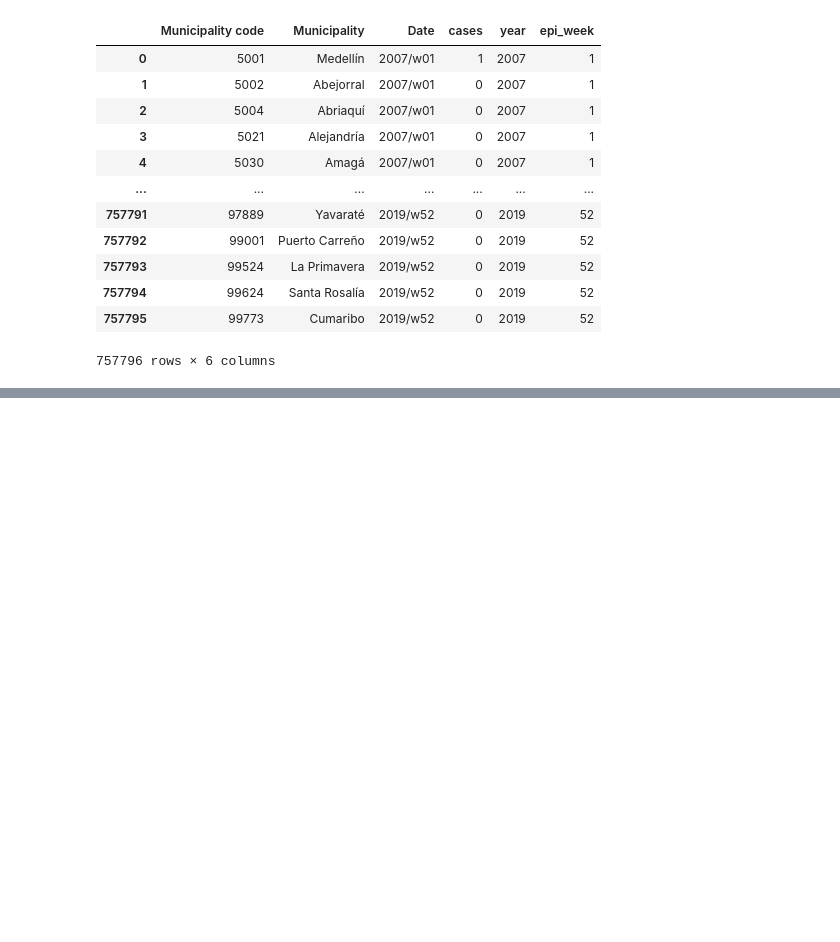
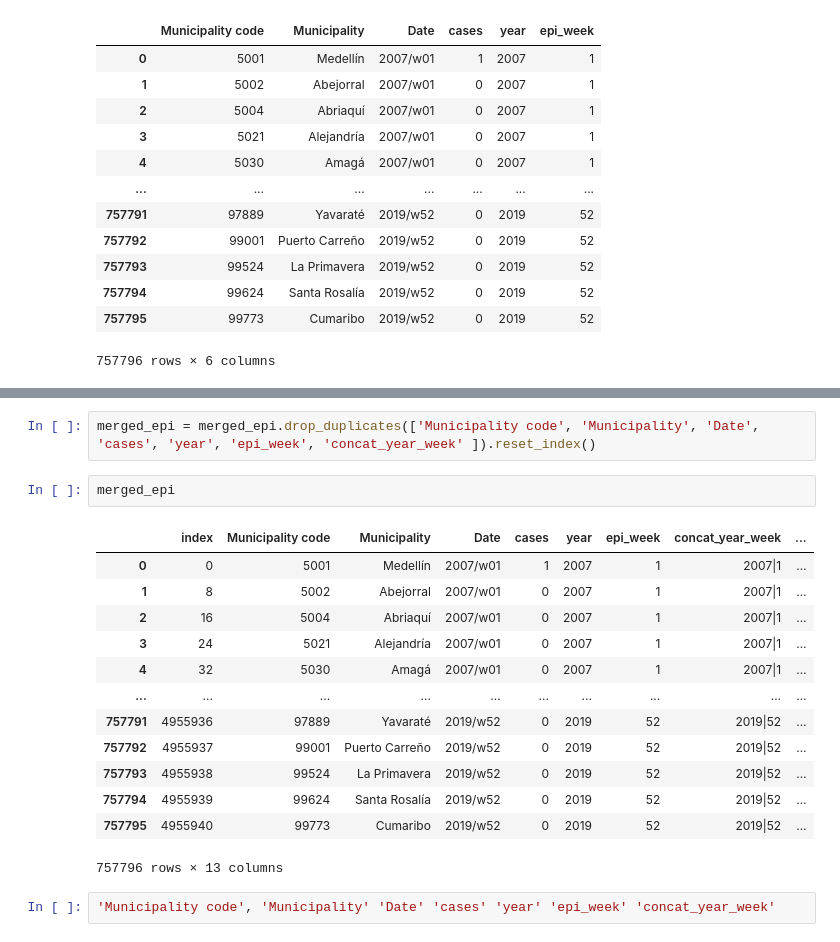
Before and after one commit to cposada8/dataton_make_health, a Jupyter notebook: EDA/Generar_data_colombia.ipynb, the cells around one changed output, grey strips where cells are left out. Drawn from its saved outputs; the diff is of its cells as text; blank space fills up the shorter version.

```diff
--- a/EDA/Generar_data_colombia.ipynb
+++ b/EDA/Generar_data_colombia.ipynb
@@ -805,0 +925,20 @@ epi_data
+# %%
+merged_epi = merged_epi.drop_duplicates(['Municipality code', 'Municipality', 'Date', 'cases', 'year', 'epi_week', 'concat_year_week' ]).reset_index()
+# %%
+merged_epi
+# %% [output]
+|  | index | Municipality code | Municipality | Date | cases | year | epi_week | concat_year_week | ... |
+| 0 | 0 | 5001 | Medellín | 2007/w01 | 1 | 2007 | 1 | 2007|1 | ... |
+| 1 | 8 | 5002 | Abejorral | 2007/w01 | 0 | 2007 | 1 | 2007|1 | ... |
+| 2 | 16 | 5004 | Abriaquí | 2007/w01 | 0 | 2007 | 1 | 2007|1 | ... |
+| 3 | 24 | 5021 | Alejandría | 2007/w01 | 0 | 2007 | 1 | 2007|1 | ... |
+| 4 | 32 | 5030 | Amagá | 2007/w01 | 0 | 2007 | 1 | 2007|1 | ... |
+| ... | ... | ... | ... | ... | ... | ... | ... | ... | ... |
+| 757791 | 4955936 | 97889 | Yavaraté | 2019/w52 | 0 | 2019 | 52 | 2019|52 | ... |
+| 757792 | 4955937 | 99001 | Puerto Carreño | 2019/w52 | 0 | 2019 | 52 | 2019|52 | ... |
+| 757793 | 4955938 | 99524 | La Primavera | 2019/w52 | 0 | 2019 | 52 | 2019|52 | ... |
+| 757794 | 4955939 | 99624 | Santa Rosalía | 2019/w52 | 0 | 2019 | 52 | 2019|52 | ... |
+| 757795 | 4955940 | 99773 | Cumaribo | 2019/w52 | 0 | 2019 | 52 | 2019|52 | ... |
+757796 rows × 13 columns
+# %%
+'Municipality code', 'Municipality' 'Date' 'cases' 'year' 'epi_week' 'concat_year_week'
```
Also changed, not shown: parts of 11 cells of this notebook, 1 other file.
